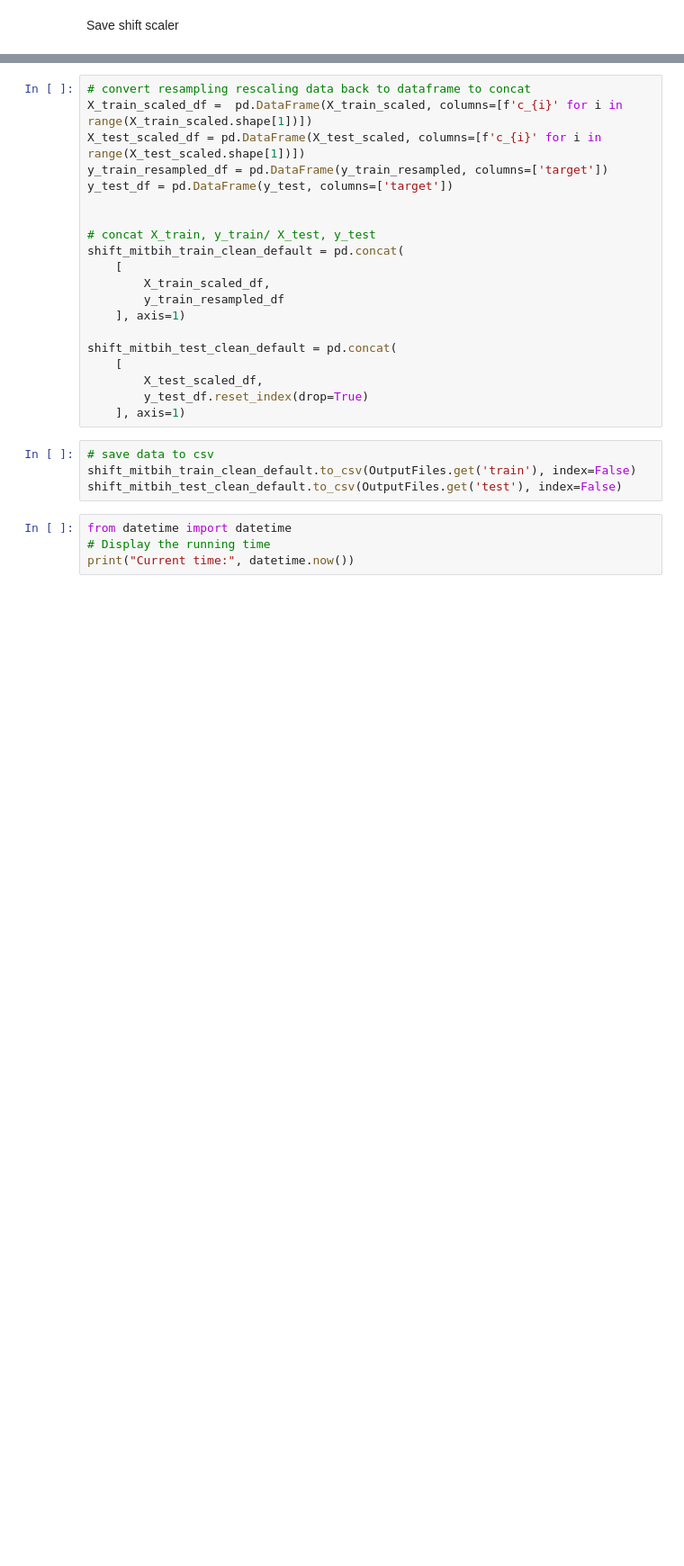
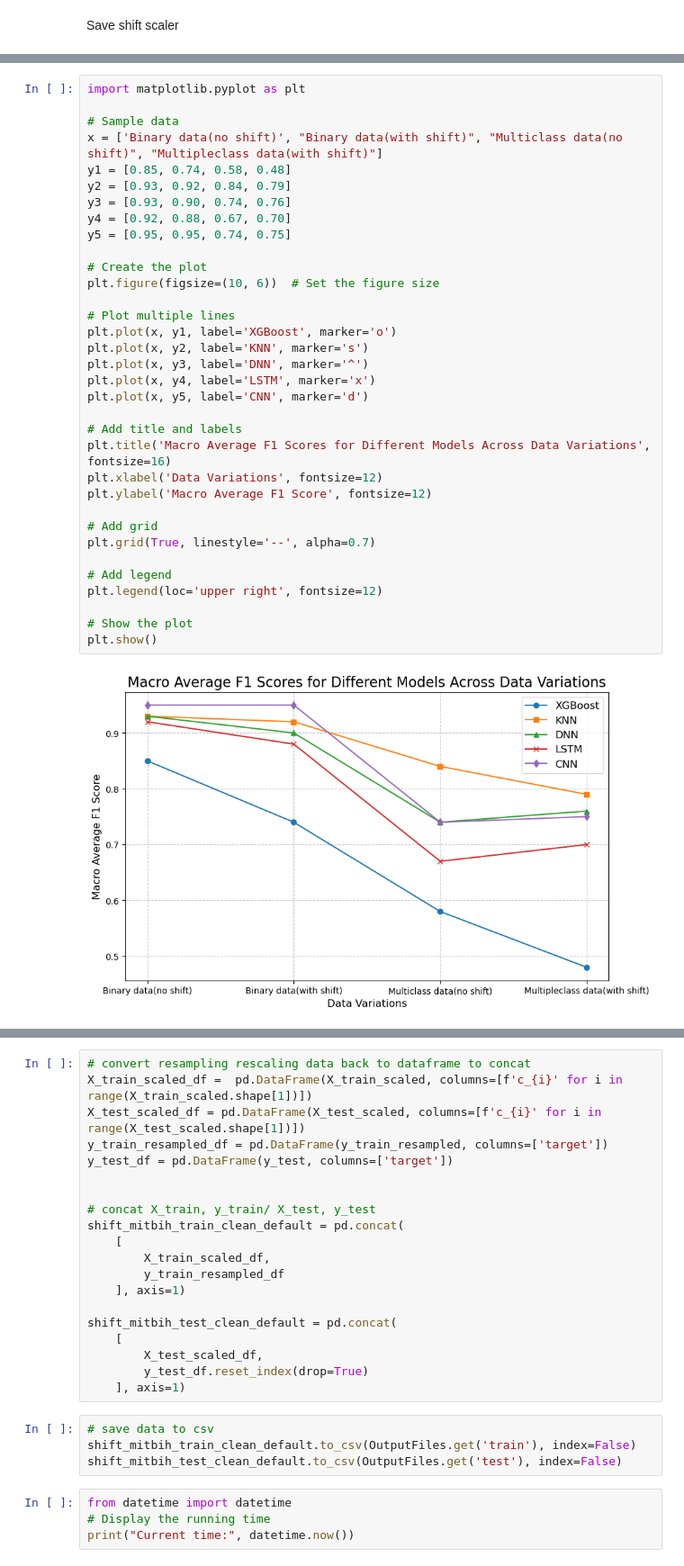
Before and after one commit to Ping-YUAN/heartbeat-analysis-ai, a Jupyter notebook: notebooks/preprocessing_mit_binary_shift_minmax_oversampling.ipynb, the cells around one changed output, grey strips where cells are left out. Shown: that part at 90% size. Saved outputs shown, nothing was run; the diff lists cells and outputs as text; blank space fills up the shorter version.

```diff
--- a/notebooks/preprocessing_mit_binary_shift_minmax_oversampling.ipynb
+++ b/notebooks/preprocessing_mit_binary_shift_minmax_oversampling.ipynb
@@ -267,0 +277,36 @@ joblib.dump(scaler, data_output_path + "mit_shift_scaler.pkl")
+# %%
+import matplotlib.pyplot as plt
+
+# Sample data
+x = ['Binary data(no shift)', "Binary data(with shift)", "Multiclass data(no shift)", "Multipleclass data(with shift)"]
+y1 = [0.85, 0.74, 0.58, 0.48]
+y2 = [0.93, 0.92, 0.84, 0.79]
+y3 = [0.93, 0.90, 0.74, 0.76]
+y4 = [0.92, 0.88, 0.67, 0.70]
+y5 = [0.95, 0.95, 0.74, 0.75]
+
+# Create the plot
+plt.figure(figsize=(10, 6))  # Set the figure size
+
+# Plot multiple lines
+plt.plot(x, y1, label='XGBoost', marker='o')
+plt.plot(x, y2, label='KNN', marker='s')
+plt.plot(x, y3, label='DNN', marker='^')
+plt.plot(x, y4, label='LSTM', marker='x')
+plt.plot(x, y5, label='CNN', marker='d')
+
+# Add title and labels
+plt.title('Macro Average F1 Scores for Different Models Across Data Variations', fontsize=16)
+plt.xlabel('Data Variations', fontsize=12)
+plt.ylabel('Macro Average F1 Score', fontsize=12)
+
+# Add grid
+plt.grid(True, linestyle='--', alpha=0.7)
+
+# Add legend
+plt.legend(loc='upper right', fontsize=12)
+
+# Show the plot
+plt.show()
+# %% [output]
+[figure, added]
```
Also changed, not shown: parts of 9 cells of this notebook, 1 other file.
